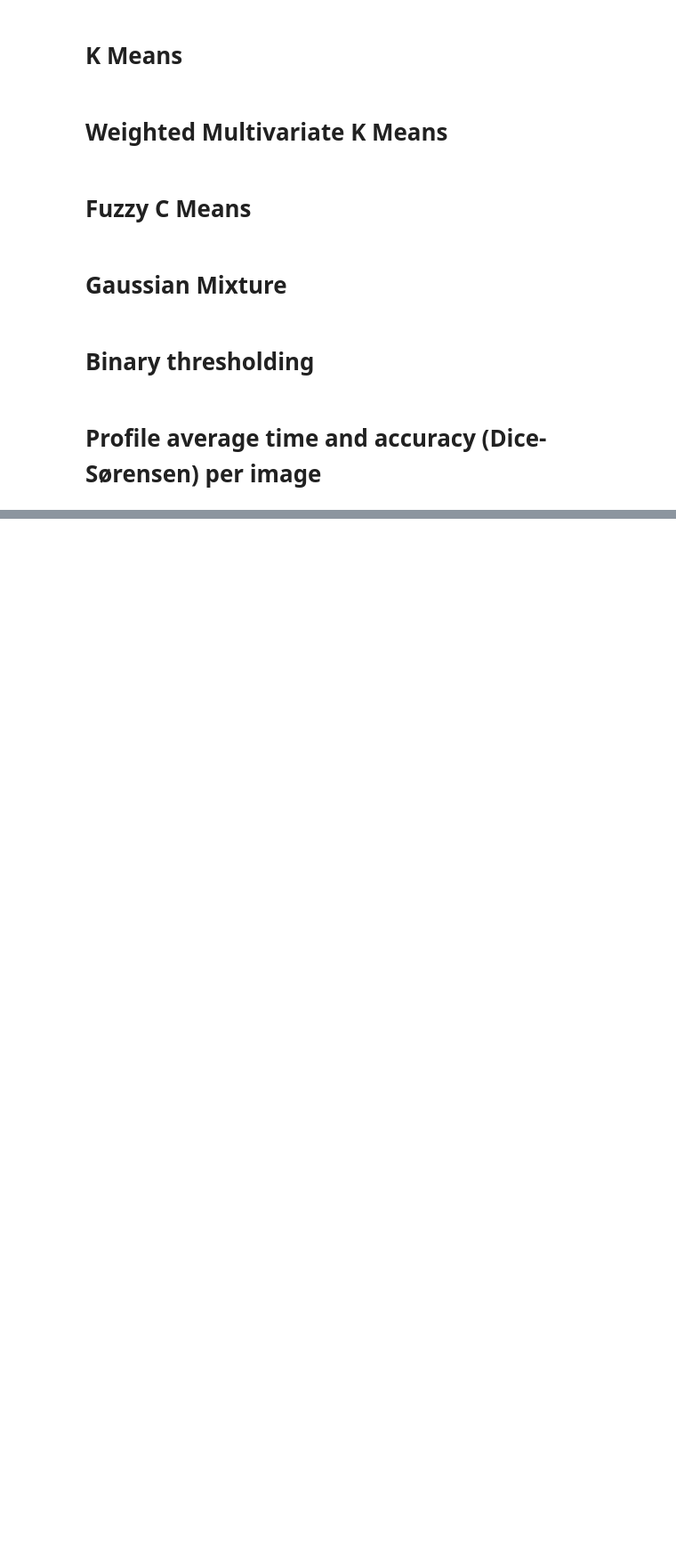
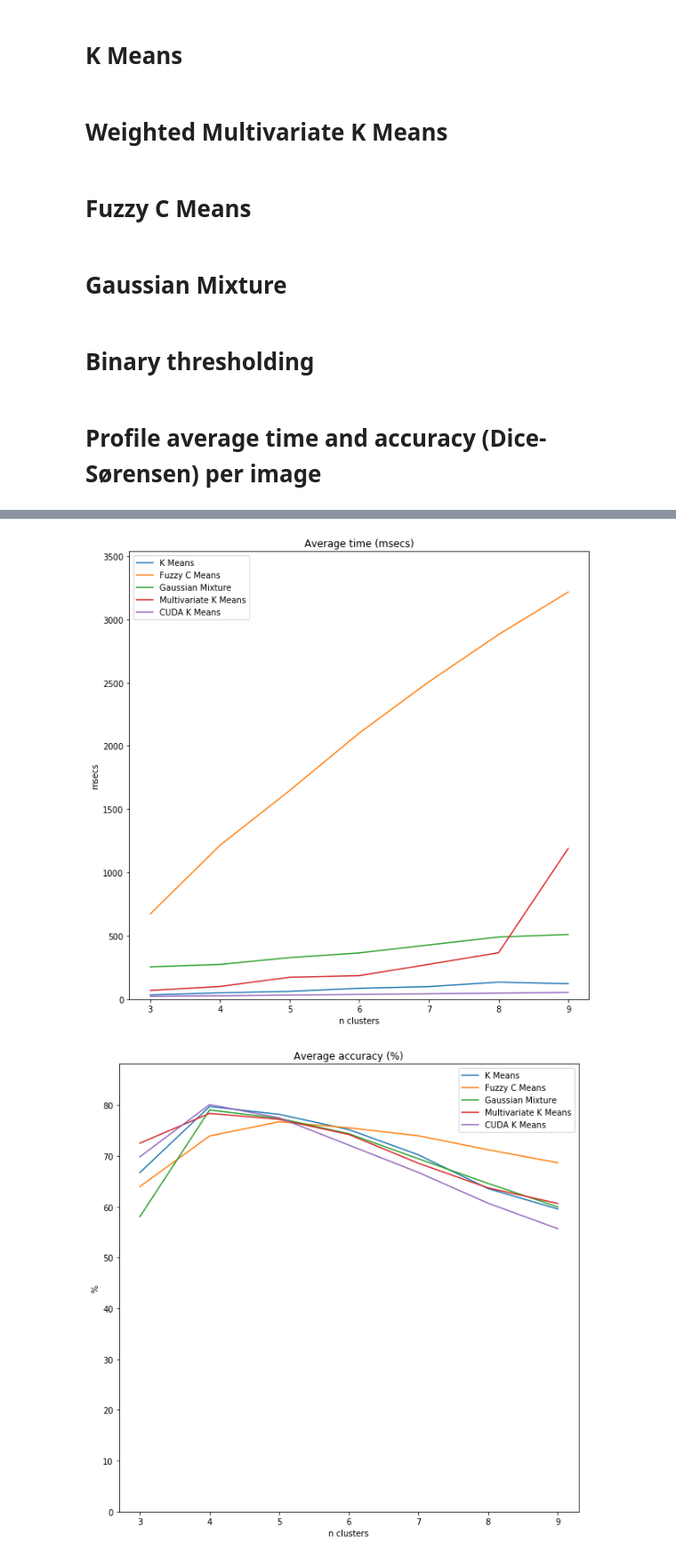
Before and after one commit to rbaygildin/brain-tumor-segmentation, a Jupyter notebook: Benchmark.ipynb, the cells around one changed output, grey strips where cells are left out. Shown at 89% size. Drawn from its saved outputs; the diff is of its cells as text; code cells hidden in the pictures; blank space fills up the shorter version.

```diff
--- a/Benchmark.ipynb
+++ b/Benchmark.ipynb
@@ -369,13 +371,11 @@ SRC = '''
     }
 '''
 
-def cuda_kmeans(img, **kwargs):
+def cuda_kmeans(img, n_clusters):
         w = img.shape[1]
         h = img.shape[0]
         n = w * h
         max_it = 30
-        n_clusters = kwargs.get('n_clusters', 3)
-        blur_radius = kwargs.get('blur_radius', 5)
 
         img = cv.blur(img, (13, 13))
         src = img.reshape((-1))
@@ -535,5 +507,5 @@ def profile(alg, data, n_clusters):
 # %%
-N_CLUSTERS_RANGE = (3, 5)
+N_CLUSTERS_RANGE = (3, 10)
 t_avg_accuracy = []
 conf95_accuracy = []
 
@@ -545,19 +517,19 @@ CONF_INT_COEFF = 1.0 / sqrt(N) * t(0.05, N - 1)
 avg_time_per_n_clusters = []
 avg_acc_per_n_clusters = []
 
-for N_CLUSTERS in range(N_CLUSTERS_RANGE[0], N_CLUSTERS_RANGE[1]):
+for N_CLUSTERS in tqdm(range(N_CLUSTERS_RANGE[0], N_CLUSTERS_RANGE[1]), desc='Collecting data'):
     print('================================')
     print('N CLUSTERS = ', N_CLUSTERS)
     print('================================')
     time_t, accuracy_t = {}, {}
-    for alg in ALGS.keys():
+    for alg in tqdm(ALGS.keys()):
         avg_time, avg_accuracy = profile(ALGS[alg], PREP, N_CLUSTERS)
         time_t[alg] = avg_time
         accuracy_t[alg] = avg_accuracy
 
-#     print('Average time per image')
-#     print(time_t)
-#     print('\n')
+    print('Average time per image')
+    print(time_t)
+    print('\n')
 
     print('Average accuracy per image')
     print(accuracy_t)
@@ -570,7 +542,7 @@ for N_CLUSTERS in range(N_CLUSTERS_RANGE[0], N_CLUSTERS_RANGE[1]):
     conf95_accuracy_alg = []
 
     avg_time_per_alg = []
-    for alg, time_per_image in time_t.items():
+    for alg, time_per_image in tqdm(time_t.items(), desc='Avg time per algorithm (N_CLUSTERS = %d)' % N_CLUSTERS):
         avg_time_per_alg.append(time_per_image)
         t_avg_time_ = np.mean(time_per_image)
         t_std_time_ = np.std(time_per_image)
@@ -585,7 +557,7 @@ for N_CLUSTERS in range(N_CLUSTERS_RANGE[0], N_CLUSTERS_RANGE[1]):
     avg_time_per_n_clusters.append(avg_time_per_alg)
 
     avg_acc_per_alg = []
-    for alg, accuracy_per_image in accuracy_t.items():
+    for alg, accuracy_per_image in tqdm(accuracy_t.items(), desc='Avg acc per algorithm (N_CLUSTERS = %d)' % N_CLUSTERS):
         avg_acc_per_alg.append(accuracy_per_image)
         t_avg_accuracy_ = np.mean(accuracy_per_image)
         t_std_accuracy_ = np.std(accuracy_per_image)
@@ -655,7 +646,8 @@ plt.title('Average time (msecs)')
 plt.xticks(X)
 plt.xlabel('n clusters')
 plt.ylabel('msecs')
-# plt.yscale('log', basey=2)
+plt.ylim(0, np.max(res_time) * 1.1)
+# plt.yscale('log', basey=10)
 for i, alg in zip(range(len(ALGS.keys())), ALGS.keys()):
     # ax.set_xticklabels(['K=%d' % k for k in range(3, 6)])
     plt.plot(X, res_time[:,i], label=alg)
@@ -669,6 +661,8 @@ plt.title('Average accuracy (%)')
 plt.xticks(X)
 plt.xlabel('n clusters')
 plt.ylabel('%')
+plt.ylim(0, np.max(res_acc) * 1.1)
+# plt.yscale('log', basey=10)
 for i, alg in zip(range(len(ALGS.keys())), ALGS.keys()):
     # ax.set_xticklabels(['K=%d' % k for k in range(3, 6)])
     plt.plot(X, res_acc[:,i], label=alg)
@@ -687,30 +681,33 @@ for i, alg in zip(range(len(ALGS.keys())), ALGS.keys()):
 
     ax.set_title('%s - Time (msecs)' % alg)
     bp = ax.boxplot(avg_time_per_n_clusters[:,i,:].T)
     ax.set_xticklabels(list(range(N_CLUSTERS_RANGE[0], N_CLUSTERS_RANGE[1])))
     plt.show()
 
     fig = plt.figure(1, figsize=(9, 9))
     ax = fig.add_subplot(111)
 
     ax.set_title('%s - Accuracy (%%)' % alg)
     bp = ax.boxplot(avg_acc_per_n_clusters[:,i,:].T)
     ax.set_xticklabels(list(range(N_CLUSTERS_RANGE[0], N_CLUSTERS_RANGE[1])))
     plt.show()
 
 for i, alg in zip(range(len(ALGS.keys())), ALGS.keys()):
     print("\n")
     print("===========================")
     print('----->', alg, '<-----')
     print("\n")
     print('[Average time]')
     print(res_time[:,i])
     print("\n")
     print('[Average accuracy]')
     print(res_acc[:,i])
     print("\n")
     print('[Conf 95% time]')
     print(conf95_time_res[:,i,:])
     print("\n")
     print('[Conf 95% accuracy]')
     print(conf95_acc_res[:,i,:])
+# %% [output]
+[figure, added]
+[figure, added]
```
Also changed, not shown: parts of 9 cells of this notebook.
